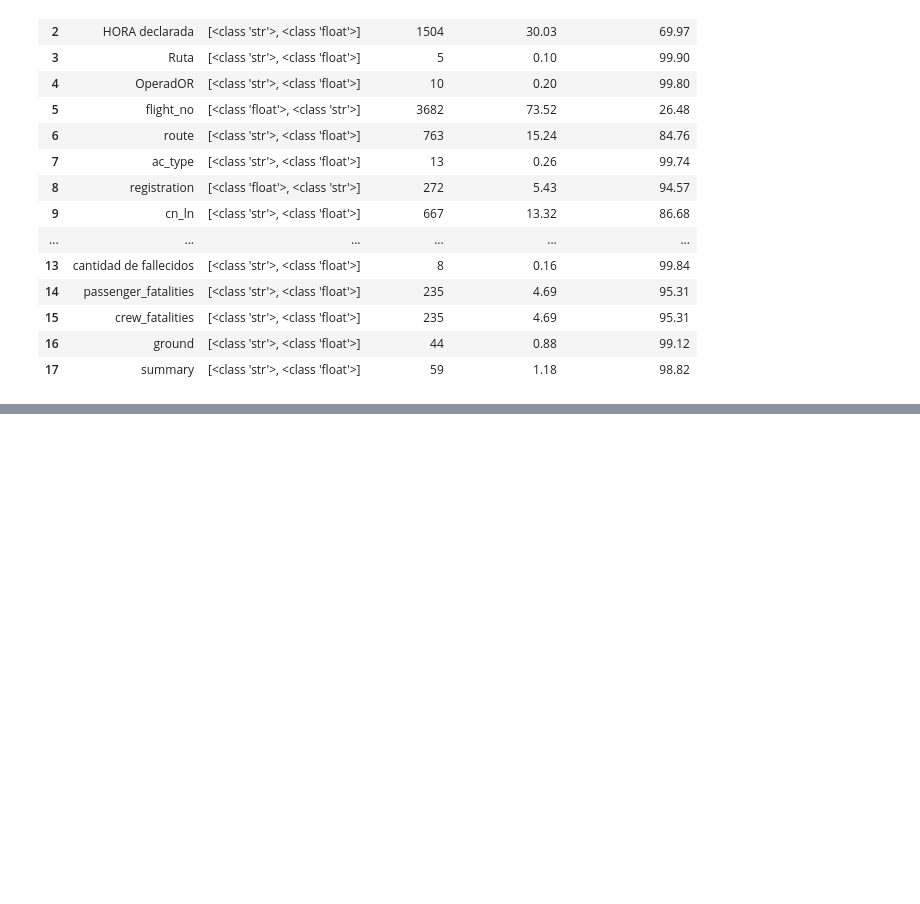
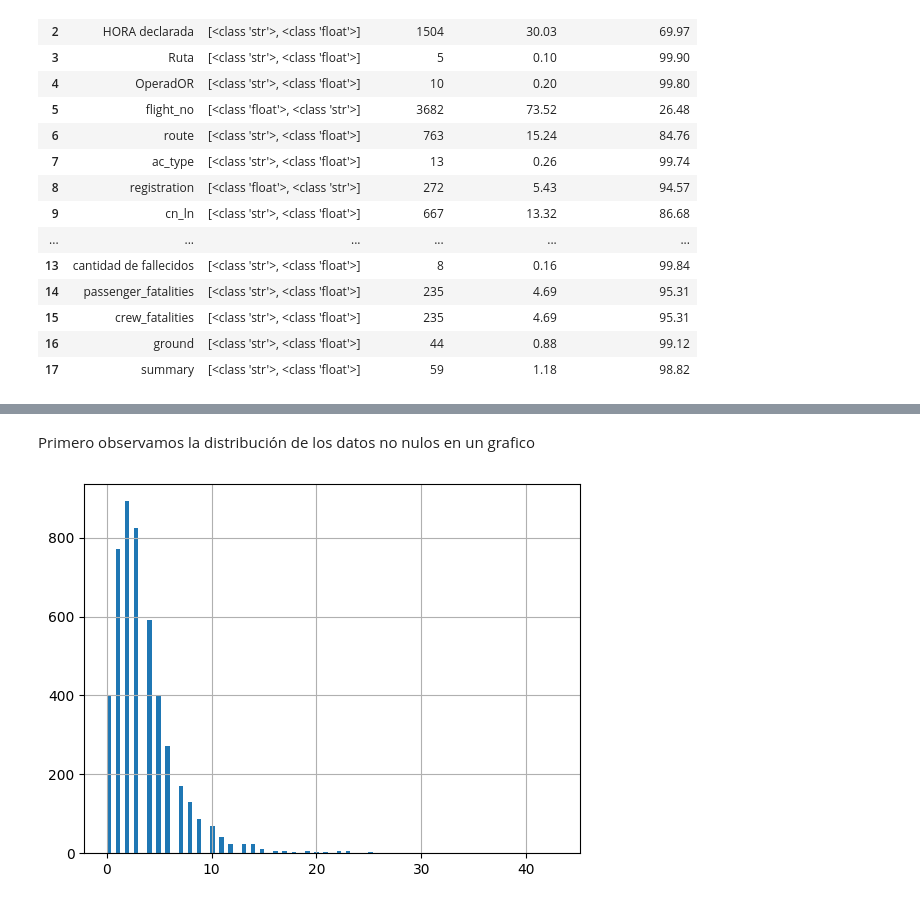
Before and after one commit to freddyv1828/Data_Analytics_Accidentes_Aereos, a Jupyter notebook: Notebooks/Etl_Accidentes_aereos.ipynb, the cells around one changed output, grey strips where cells are left out. Saved outputs shown, nothing was run; the diff lists cells and outputs as text; code cells hidden in the pictures; blank space fills up the shorter version.

```diff
--- a/Notebooks/Etl_Accidentes_aereos.ipynb
+++ b/Notebooks/Etl_Accidentes_aereos.ipynb
@@ -131,0 +221,13 @@ Advertencia: la columna summary, tiene valores nulos
+# %%
+# Creamos una copia del df
+imputed_median_null = df_accidentes.copy()
+df_no_null = df_accidentes.copy()
+# %% [markdown]
+Primero observamos la distribución de los datos no nulos en un grafico
+# %%
+# Eliminamos los datos nulos
+df_no_null = df_no_null.dropna(subset=["crew_fatalities"])
+df_no_null["crew_fatalities"].astype("int").hist(bins=100)
+plt.show()
+# %% [output]
+[figure, added]
```
Also changed, not shown: parts of 59 cells of this notebook, 2 other files.
